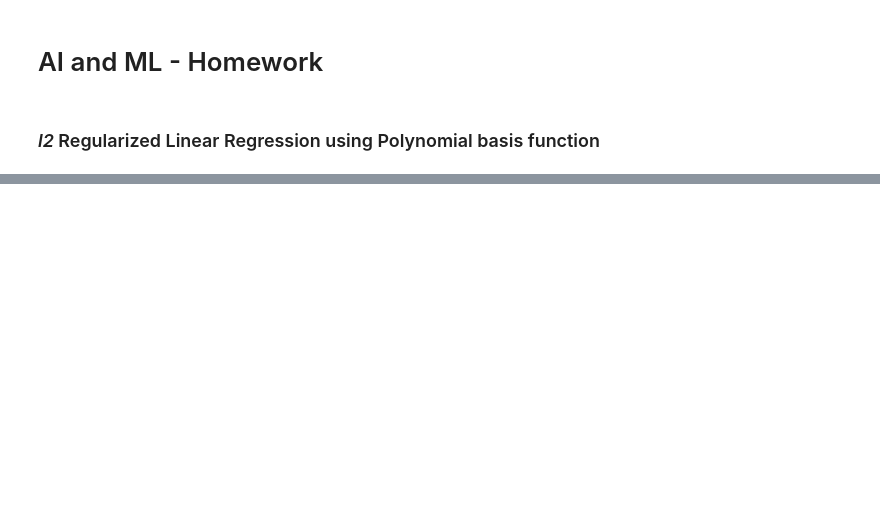
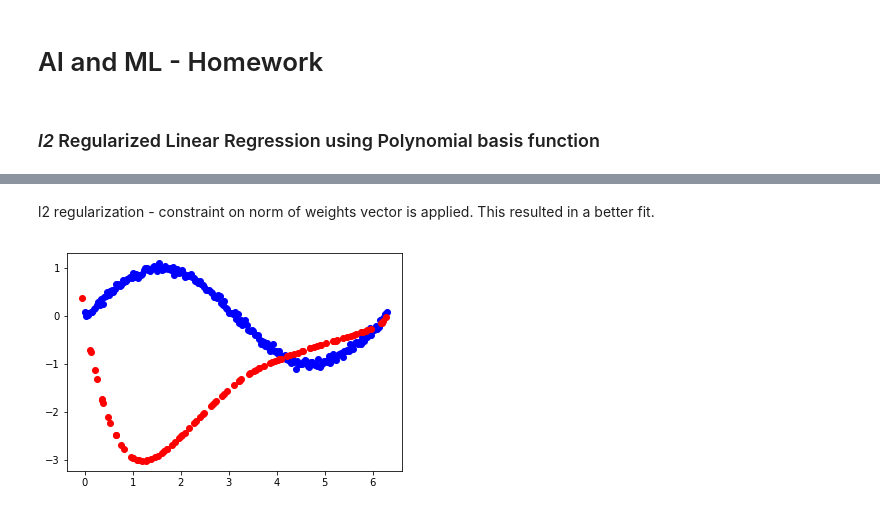
Before and after one commit to AravindGanesh/ML, a Jupyter notebook: hw0/problem 3.ipynb, the cells around one changed output, grey strips where cells are left out. Cells and saved outputs as stored; diff of their text form; code cells hidden in the pictures; blank space fills up the shorter version.

```diff
--- a/hw0/problem 3.ipynb
+++ b/hw0/problem 3.ipynb
@@ -54,0 +88,18 @@ plt.show()
+# %% [markdown]
+l2 regularization - constraint on norm of weights vector is applied. This resulted in a better fit.
+# %%
+# without regularization and 200 training samples
+M = 13
+l = 0.0
+y1 = y - np.mean(y) # make mean zero so that we do not need to use bias
+x_train = polynomial(x, M)
+# print(x_train.shape)
+w1 = get_regularized_weights(x_train,y1, l)
+# print(w1.shape)
+y_predict = np.dot(polynomial(x_test, M), w1) + np.mean(y)
+# plotting
+plt.plot(x,y,'bo')
+plt.plot(x_test, y_predict, 'ro')
+plt.show()
+# %% [output]
+[figure, added]
```
Also changed, not shown: parts of 6 cells of this notebook.
